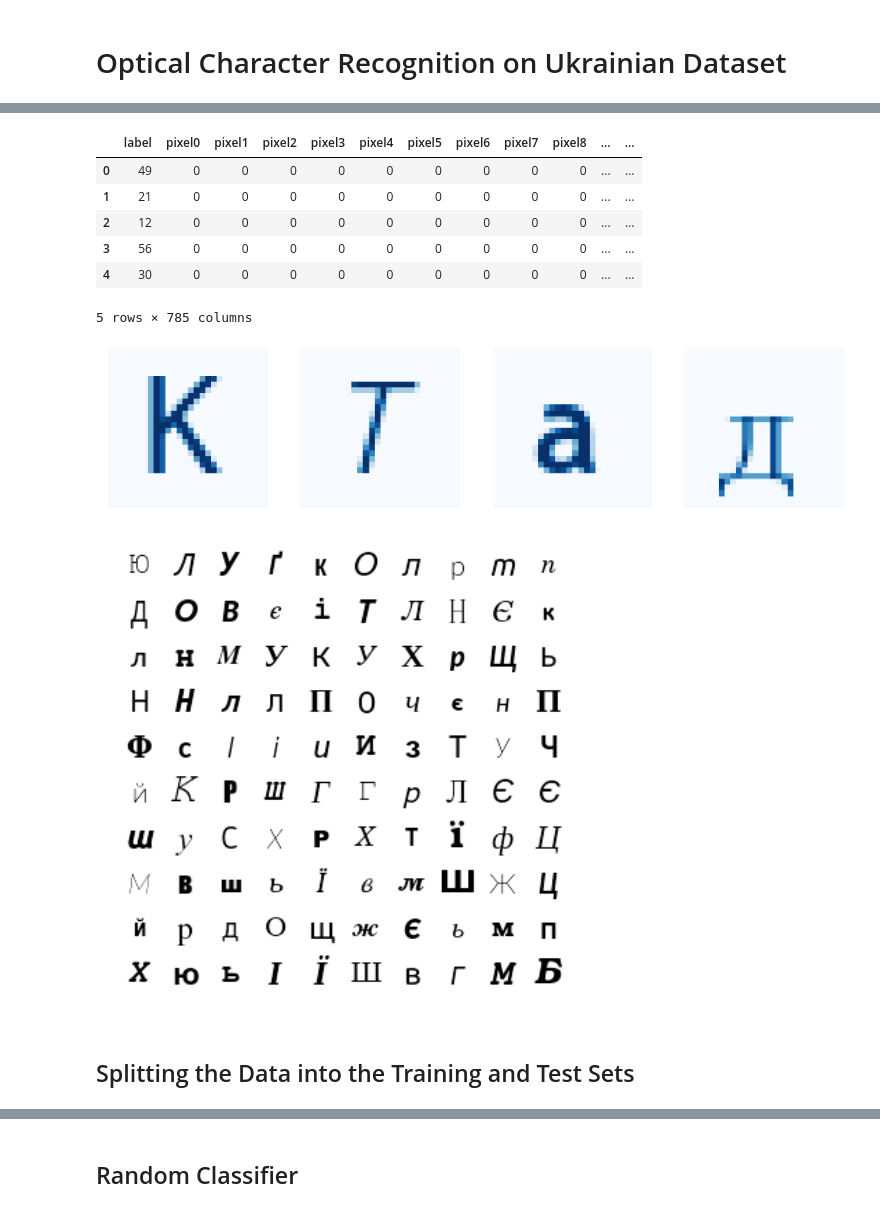
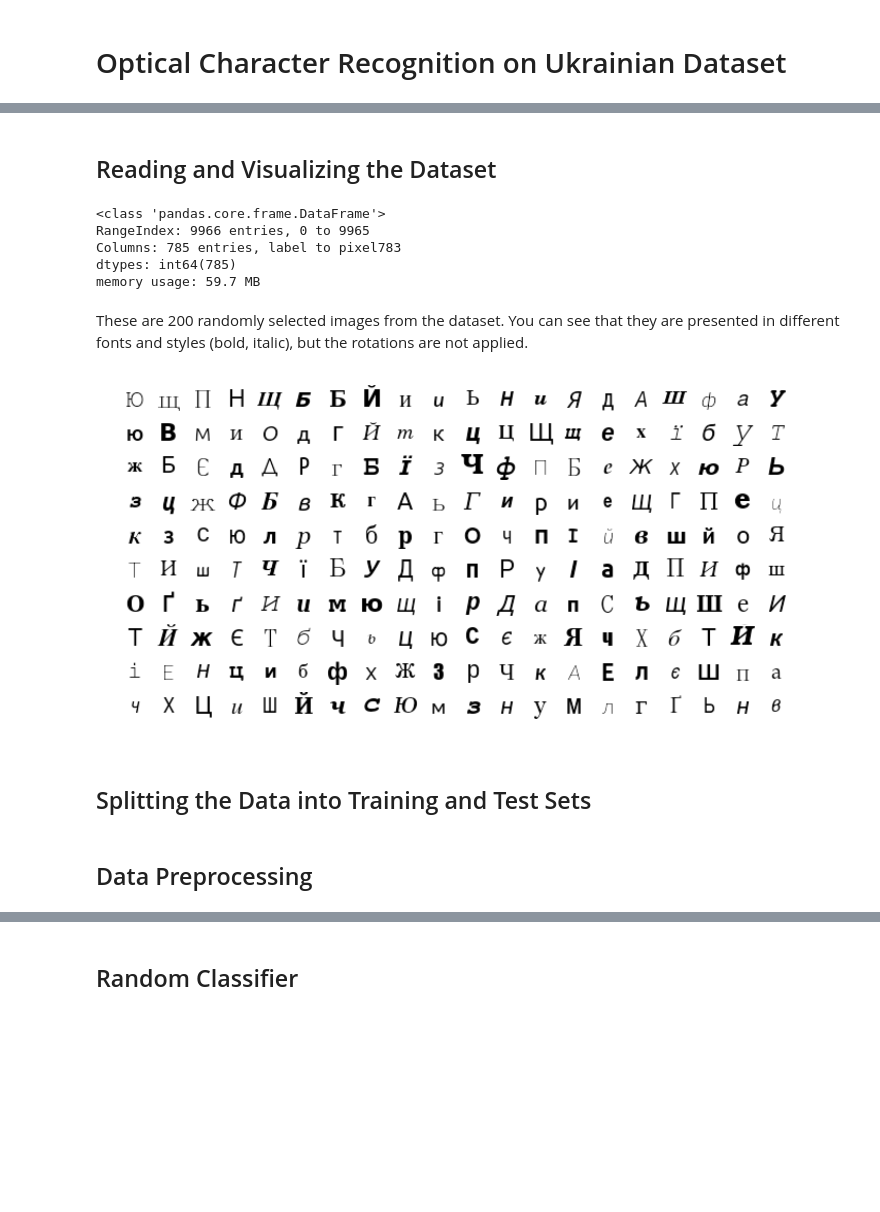
Before and after one commit to olekscode/UkrainianOCR, a Jupyter notebook: examples/Learning.ipynb, the cells around one changed output, grey strips where cells are left out. Saved outputs shown, nothing was run; the diff lists cells and outputs as text; code cells hidden in the pictures; blank space fills up the shorter version.

Commit message:
Added data preprocessing and updated the content of a notebook with examples

```diff
--- a/examples/Learning.ipynb
+++ b/examples/Learning.ipynb
@@ -18,47 +24,33 @@ from sklearn.model_selection import train_test_split
+# %% [markdown]
+## Reading and Visualizing the Dataset
 # %%
 df = pd.read_csv("../data/uaset.csv")
-df.head()
+df.info()
 # %% [output]
-|  | label | pixel0 | pixel1 | pixel2 | pixel3 | pixel4 | pixel5 | pixel6 | pixel7 | pixel8 | ... | ... |
-| 0 | 49 | 0 | 0 | 0 | 0 | 0 | 0 | 0 | 0 | 0 | ... | ... |
-| 1 | 21 | 0 | 0 | 0 | 0 | 0 | 0 | 0 | 0 | 0 | ... | ... |
-| 2 | 12 | 0 | 0 | 0 | 0 | 0 | 0 | 0 | 0 | 0 | ... | ... |
-| 3 | 56 | 0 | 0 | 0 | 0 | 0 | 0 | 0 | 0 | 0 | ... | ... |
-| 4 | 30 | 0 | 0 | 0 | 0 | 0 | 0 | 0 | 0 | 0 | ... | ... |
-5 rows × 785 columns
+<class 'pandas.core.frame.DataFrame'>
+RangeIndex: 9966 entries, 0 to 9965
+Columns: 785 entries, label to pixel783
+dtypes: int64(785)
+memory usage: 59.7 MB
+# %% [markdown]
+These are 200 randomly selected images from the dataset. You can see that they are presented in different fonts and styles (bold, italic), but the rotations are not applied.
 # %%
-cols = 4
+rows = 10
+cols = 20
 
-pylab.rcParams['figure.figsize'] = 28, 28
-fig = plt.figure()
+fig = plt.figure(figsize=(12,6))
 
-for i in range(cols):
-    k = np.random.randint(0, len(df))
-    ax = fig.add_subplot(1,cols,i + 1)
-    ax.set_axis_off()
-    ax.imshow(df.iloc[k][1:].reshape([28, 28]), cmap='Blues', interpolation='None')
+for i in range(rows):
+    for j in range(cols):
+        k = np.random.randint(0, len(df))
+
+        ax = fig.add_subplot(rows,cols,i*cols + j + 1)
+        ax.set_axis_off()
+        ax.imshow(df.iloc[k][1:].reshape([28, 28]), cmap='Greys')
 # %% [output]
-[figure, old version]
+[figure, new version]
-# %%
-rows = 10
-cols = 10
-
-pylab.rcParams['figure.figsize'] = 8, 8
-fig = plt.figure()
-
-for i in range(rows):
-    for j in range(cols):
-        k = np.random.randint(0, len(df))
-
-        ax = fig.add_subplot(rows,cols,i*cols + j + 1)
-        ax.set_axis_off()
-        ax.imshow(df.iloc[k][1:].reshape([28, 28]), cmap='Greys')
-
-#fig1.savefig("../img/test.png", bbox_inches='tight')
-# %% [output]
-[figure, removed]
 # %% [markdown]
-## Splitting the Data into the Training and Test Sets
+## Splitting the Data into Training and Test Sets
 # %%
 df_train, df_test = train_test_split(df, test_size=0.33)
 # %%
@@ -67,3 +59,5 @@ y_train = df_train['label']
 
 X_test = df_test[df_test.columns[1:]]
 y_test = df_test['label']
+# %% [markdown]
+## Data Preprocessing
```
Also changed, not shown: parts of 39 cells of this notebook.
